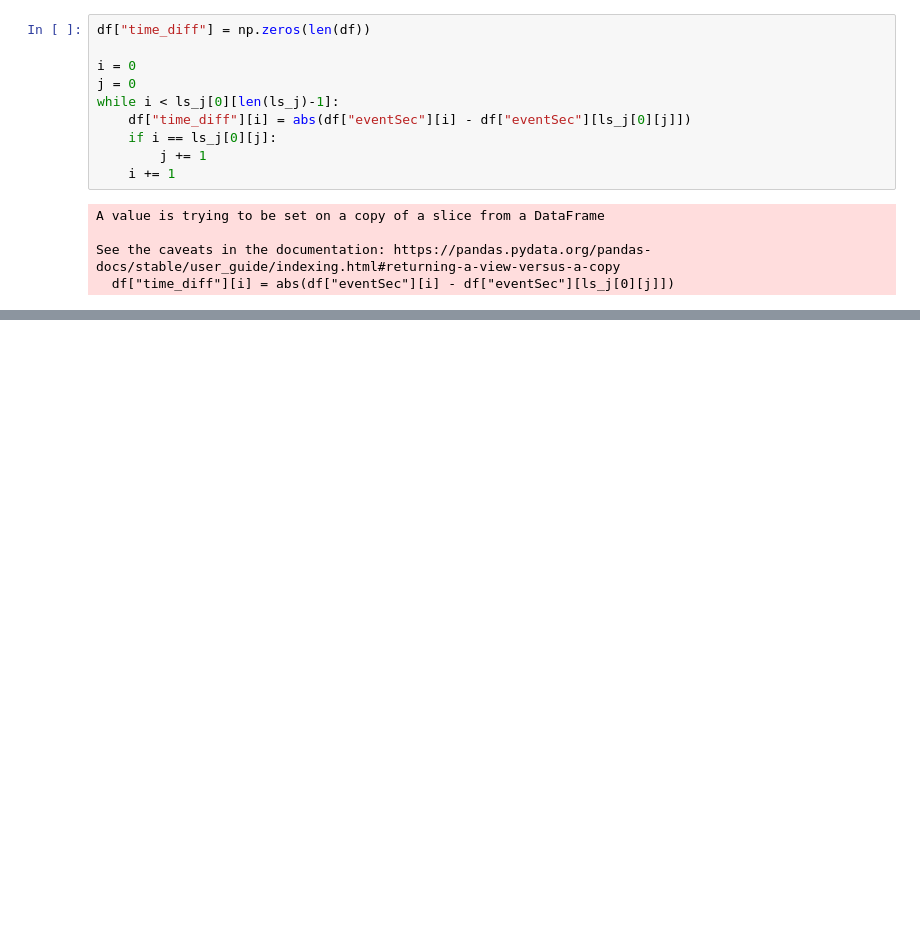
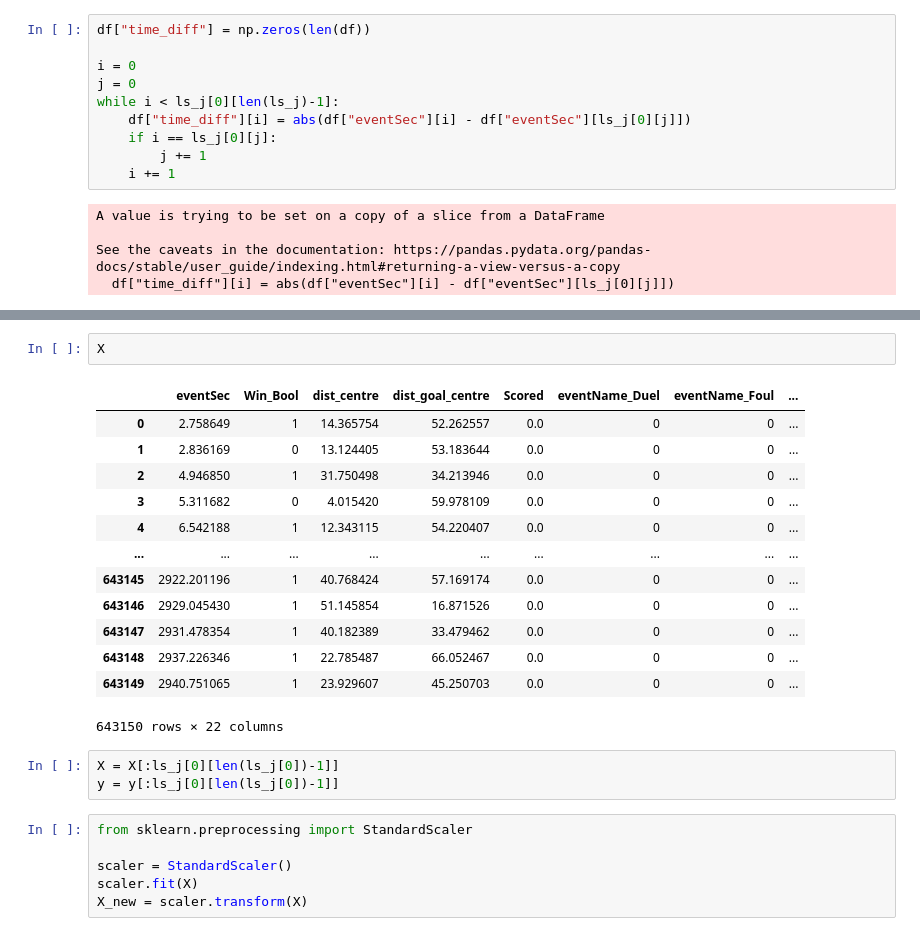
Before and after one commit to odenpetersen/soccer-modeling, a Jupyter notebook: notebooks/Will's Notebook.ipynb, the cells around one changed output, grey strips where cells are left out. Saved outputs shown, nothing was run; the diff lists cells and outputs as text; blank space fills up the shorter version.

```diff
--- a/notebooks/Will's Notebook.ipynb
+++ b/notebooks/Will's Notebook.ipynb
@@ -232,0 +277,25 @@ Name: time_diff, Length: 643150, dtype: float64
+# %%
+X
+# %% [output]
+|  | eventSec | Win_Bool | dist_centre | dist_goal_centre | Scored | eventName_Duel | eventName_Foul | ... |
+| 0 | 2.758649 | 1 | 14.365754 | 52.262557 | 0.0 | 0 | 0 | ... |
+| 1 | 2.836169 | 0 | 13.124405 | 53.183644 | 0.0 | 0 | 0 | ... |
+| 2 | 4.946850 | 1 | 31.750498 | 34.213946 | 0.0 | 0 | 0 | ... |
+| 3 | 5.311682 | 0 | 4.015420 | 59.978109 | 0.0 | 0 | 0 | ... |
+| 4 | 6.542188 | 1 | 12.343115 | 54.220407 | 0.0 | 0 | 0 | ... |
+| ... | ... | ... | ... | ... | ... | ... | ... | ... |
+| 643145 | 2922.201196 | 1 | 40.768424 | 57.169174 | 0.0 | 0 | 0 | ... |
+| 643146 | 2929.045430 | 1 | 51.145854 | 16.871526 | 0.0 | 0 | 0 | ... |
+| 643147 | 2931.478354 | 1 | 40.182389 | 33.479462 | 0.0 | 0 | 0 | ... |
+| 643148 | 2937.226346 | 1 | 22.785487 | 66.052467 | 0.0 | 0 | 0 | ... |
+| 643149 | 2940.751065 | 1 | 23.929607 | 45.250703 | 0.0 | 0 | 0 | ... |
+643150 rows × 22 columns
+# %%
+X = X[:ls_j[0][len(ls_j[0])-1]]
+y = y[:ls_j[0][len(ls_j[0])-1]]
+# %%
+from sklearn.preprocessing import StandardScaler
+
+scaler = StandardScaler()
+scaler.fit(X)
+X_new = scaler.transform(X)
```
Also changed, not shown: parts of 29 cells of this notebook.
